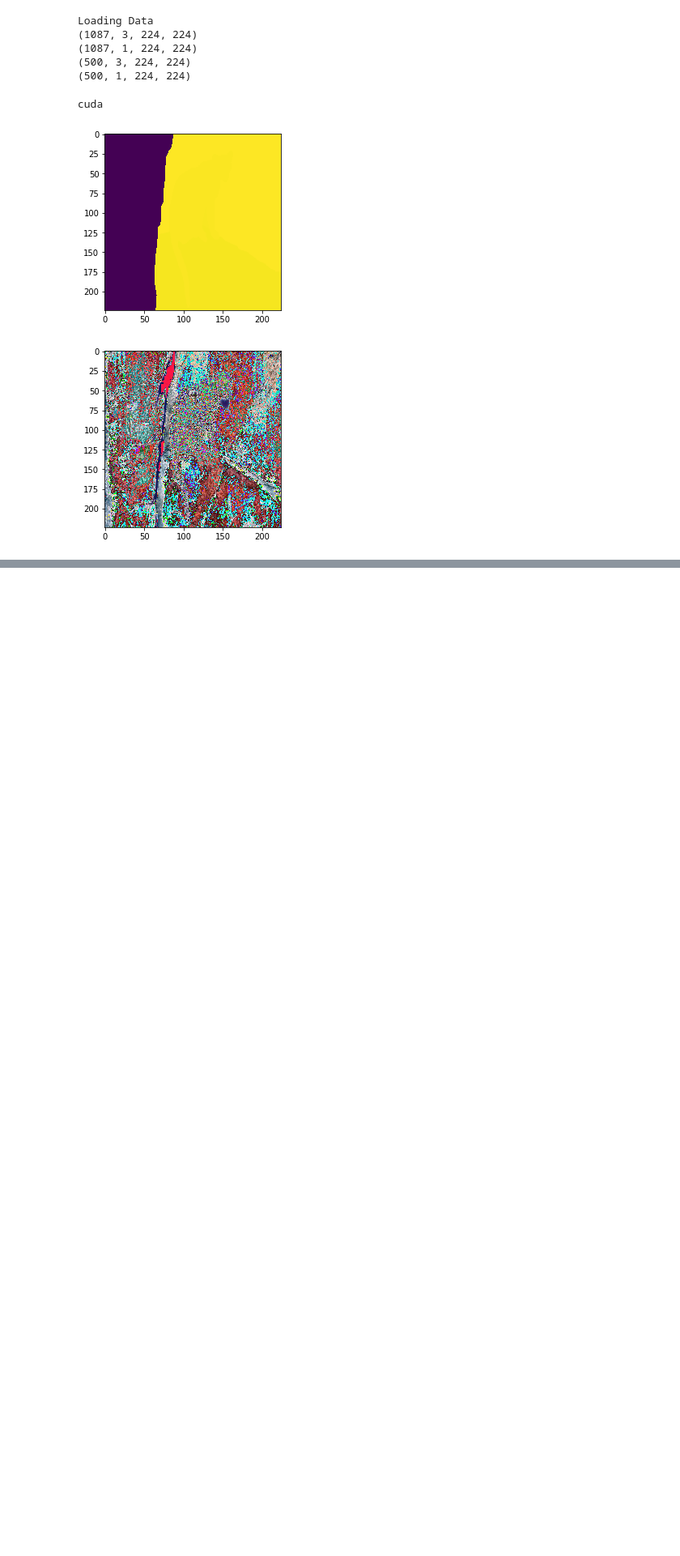
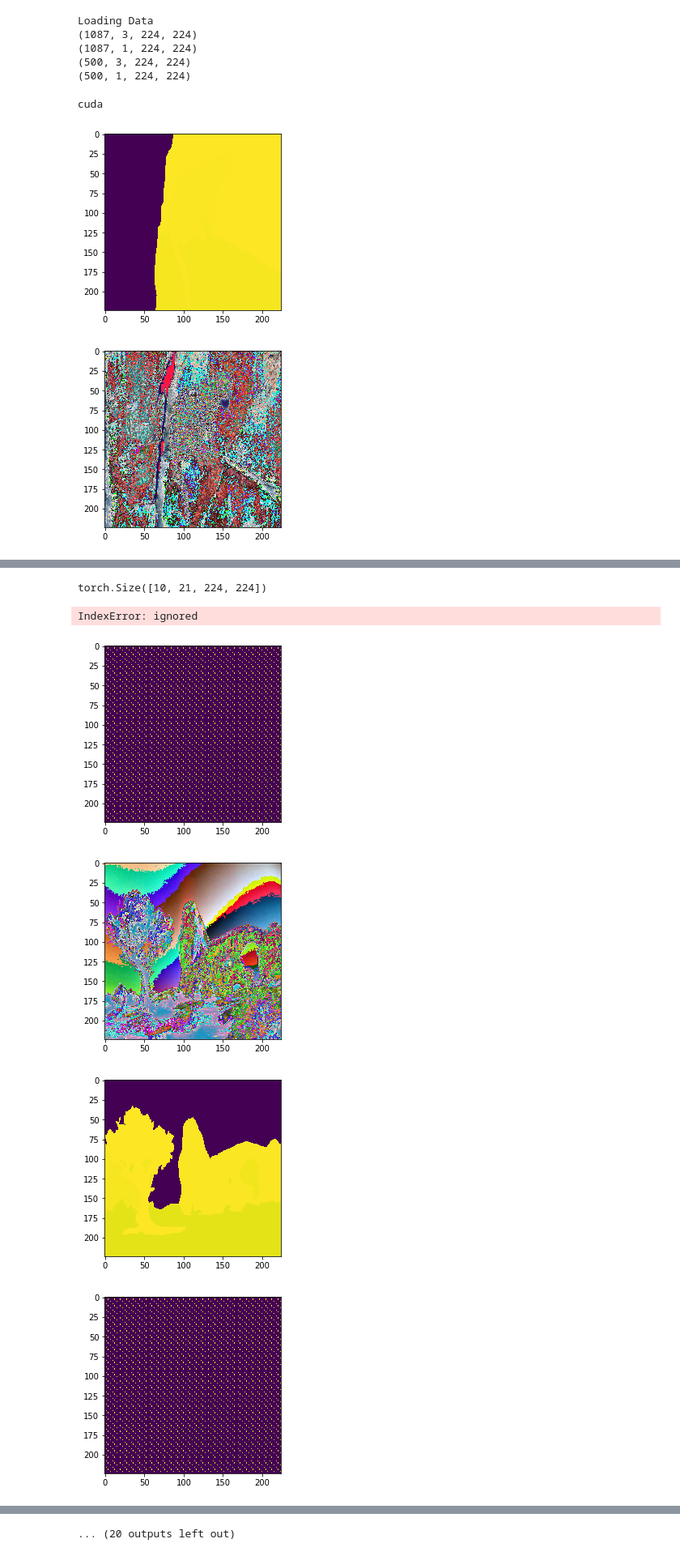
Before and after one commit to nikhilkarnwal/projects, a Jupyter notebook: semantic_segmentation_deeplearning_BSDS_dataset.ipynb, the cells around one changed output, grey strips where cells are left out. Shown at 81% size. Cells and saved outputs as stored; diff of their text form; code cells hidden in the pictures; blank space fills up the shorter version.

```diff
--- a/semantic_segmentation_deeplearning_BSDS_dataset.ipynb
+++ b/semantic_segmentation_deeplearning_BSDS_dataset.ipynb
@@ -36,7 +43,9 @@ def get_seg(file):
         image[col[1],col[2]:(col[3]+1)]=col[0] if col[0]< 21 else 33
   return header['image'], image[:int(header['height']),:int(header['width'])]
 # %%
+fig=0
 def show_tensor(img_tensor):
+  plt.figure()
   plt.imshow(tf.Resize(224)(tf.ToPILImage(mode=None)(img_tensor.to(th.float))))
 # %%
 class DataSet:
@@ -149,7 +158,7 @@ Loading Data
 (500, 3, 224, 224)
 (500, 1, 224, 224)
 # %%
-class SSCNNet(nn.Module):
+class SSCNNet_Orignal(nn.Module):
     @staticmethod
     def conv(in_chan, out_chan, ks=3, stride=1, pad=1):
         conv = nn.Conv2d(in_chan, out_chan, kernel_size=ks, stride=stride,
@@ -190,6 +199,9 @@ class SSCNNet(nn.Module):
         self.final_conv4 = self.conv(self.conv4_3.out_channels, 21, ks=1, pad=0)
         self.deconv4 = nn.ConvTranspose2d(21, 21, kernel_size=4, stride=2, bias=False)
 
+        # softmax layer
+        self.softmax_lyr = nn.Softmax2d()
+
     def forward(self, x):
         start_img = x
         # conv1
@@ -220,21 +232,21 @@ class SSCNNet(nn.Module):
 
         # pool4 skip
         skip4 = F.relu(self.final_conv4(pool4))
-        croped_conv4 = nn.ConstantPad2d((0, -skip4.shape[-1] + up_sample_2.shape[-1], 0,
-                                        -skip4.shape[-2] + up_sample_2.shape[-2]), 0)(skip4)
+        croped_conv4 = F.pad(skip4,(0, -skip4.shape[-1] + up_sample_2.shape[-1], 0,
+                                        -skip4.shape[-2] + up_sample_2.shape[-2]))
         fuse_pool4 = th.add(croped_conv4, up_sample_2)
         up_sample_4 = F.relu(self.deconv4(fuse_pool4))
 
         # pool3 skip
         skip3 = F.relu(self.final_conv3(pool3))
-        croped_conv3 = nn.ConstantPad2d((0, -skip3.shape[-1] + up_sample_4.shape[-1], 0,
-                                        -skip3.shape[-2] + up_sample_4.shape[-2]),0)(skip3)
+        croped_conv3 = F.pad(skip3, (0, -skip3.shape[-1] + up_sample_4.shape[-1], 0,
+                                        -skip3.shape[-2] + up_sample_4.shape[-2]))
         fuse_pool3 = th.add(croped_conv3, up_sample_4)
         up_sample_8 = F.relu(self.deconv3(fuse_pool3))
 
         # final softmax layer
-        softmax_last = nn.Softmax2d()(up_sample_8)
+        softmax_last = up_sample_8
         width_gap = start_img.shape[-1] - softmax_last.shape[-1]
         height_gap = start_img.shape[-2] - softmax_last.shape[-2]
-        cropped_last = nn.ConstantPad2d((0,width_gap,0,height_gap),0)(softmax_last)
-        return cropped_last
+        cropped_last = F.pad(softmax_last,(0,width_gap,0,height_gap))
+        return self.softmax_lyr(cropped_last)
@@ -283,7 +366,7 @@ test = th.from_numpy(dataset.test_data).to(device)
 ltest = th.from_numpy(dataset.test_label).squeeze().to(dtype=th.long)
 ltrain[ltrain>=20]=20
 ltrain = ltrain.to(device)
-ltest[ltest>21]=20
+ltest[ltest>=20]=20
 ltest = ltest.to(device)
 # %% [output]
 cuda
@@ -298,5 +403,4 @@ show_tensor(train[0].to('cpu'))
 # %%
-net = SSCNNet().to(device)
-backprop_deep(train,ltrain,net,100,50)
-model_path = base_gendata+'/model_net_t100_lre3.pth'
+backprop_deep(train,ltrain,net,500,50)
+model_path = base_gendata+'/model_net_t500_lre3.pth'
 th.save(net.state_dict(), model_path)
@@ -303,11 +425,22 @@ th.save(net.state_dict(), model_path)
 # %%
 n_net = SSCNNet().to(device)
 n_net.load_state_dict(th.load(model_path,map_location=device))
 n_net.eval()
+i=10
+j=20
 with th.no_grad():
-    yinit = n_net(test[0:2])
+    yinit = n_net(test[i:j])
     print(yinit.shape)
-    lpred = th.argmax(yinit[0],0)
-    print(lpred)
-    #show_tensor(lpred.to('cpu'))
-    show_tensor(test[0].to('cpu'))
+    for k in range(j-i+1):
+      lpred = th.argmax(yinit[k],0)
+      #print(lpred)
+      show_tensor(lpred.to('cpu'))
+      show_tensor(test[i+k].to('cpu'))
+      show_tensor(ltest[i+k].to('cpu'))
+# %% [output]
+torch.Size([10, 21, 224, 224])
+IndexError: ignored
+[figure, added]
+[figure, added]
+[figure, added]
+[figure, added]
@@ -313,0 +453 @@ with th.no_grad():
+... (20 outputs left out)
```
Also changed, not shown: parts of 8 cells of this notebook.
